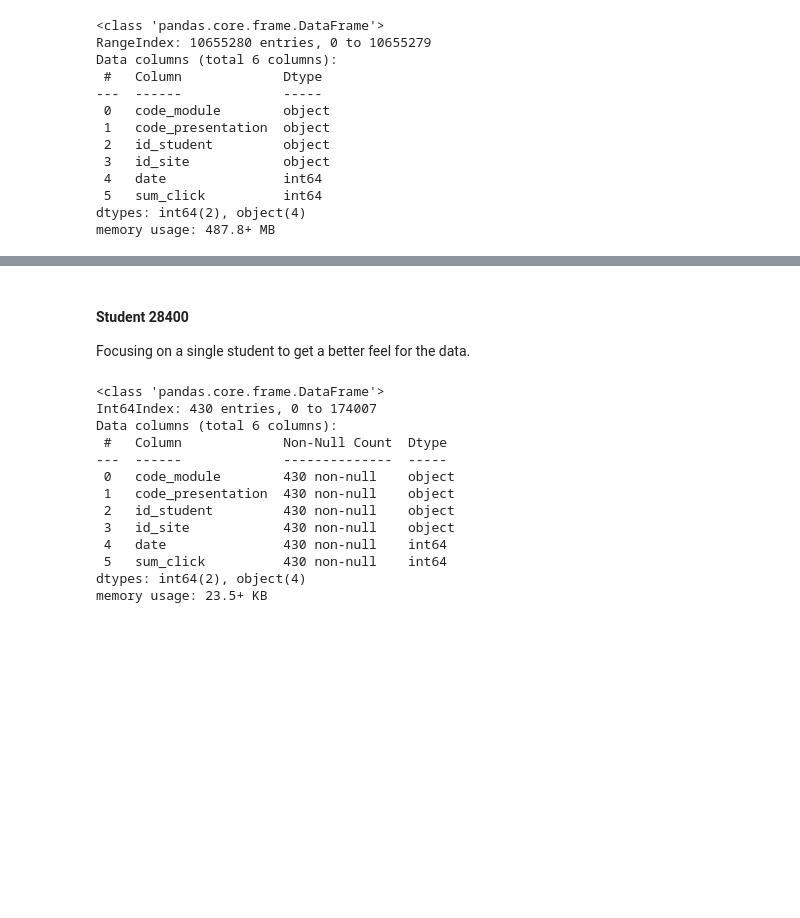
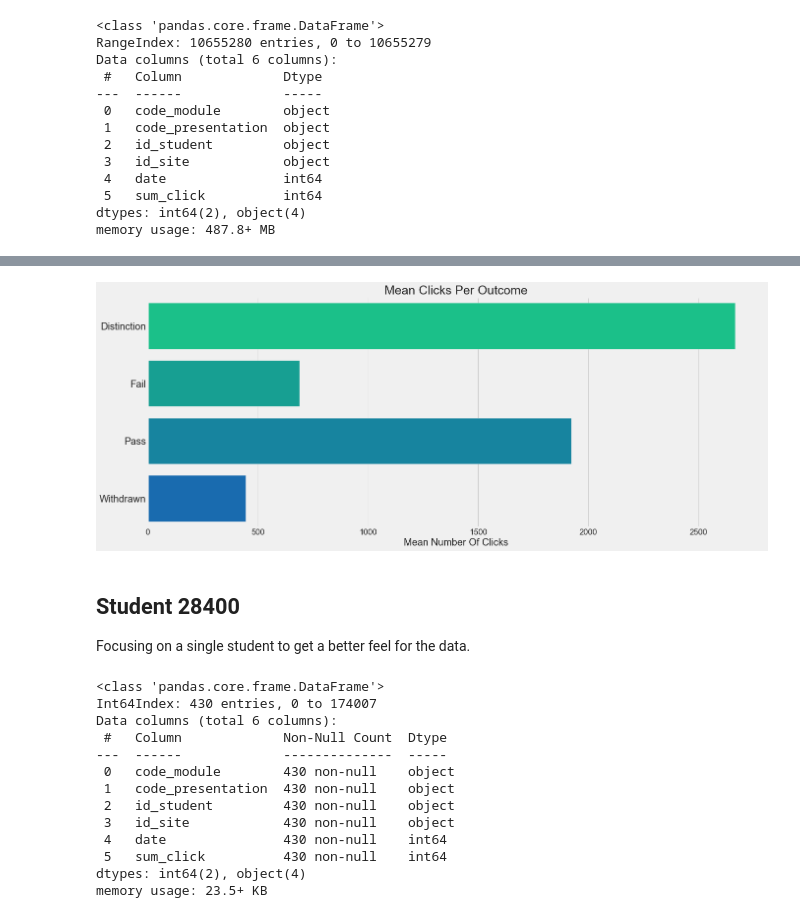
Before and after one commit to jeffreyhwatson/online_outcomes, a Jupyter notebook: notebooks/exploratory/cleaning_eda.ipynb, the cells around one changed output, grey strips where cells are left out. Saved outputs shown, nothing was run; the diff lists cells and outputs as text; code cells hidden in the pictures; blank space fills up the shorter version.

Commit message:
SQL tests

```diff
--- a/notebooks/exploratory/cleaning_eda.ipynb
+++ b/notebooks/exploratory/cleaning_eda.ipynb
@@ -434,0 +512,22 @@ memory usage: 487.8+ MB
+# %%
+q = """
+SELECT
+SV.code_module,
+SV.code_presentation,
+SV.id_student,
+SUM(SV.sum_click) AS click_sum,
+SI.final_result
+FROM
+STUDENTVLE as SV
+JOIN
+STUDENTINFO as SI
+ON SV.code_module = SI.code_module
+AND SV.code_presentation = SI.code_presentation
+AND SV.id_student = SI.id_student
+GROUP BY
+SV.code_module,
+SV.code_presentation,
+SV.id_student;
+"""
+clix_test = pd.DataFrame(fn.fetch(cur, q))
+clix_test.columns = [i[0] for i in cur.description]
@@ -435,5 +558,16 @@ memory usage: 487.8+ MB
+# %%
+clix = clix_test.groupby('final_result')['click_sum'].mean().reset_index(name='mean_clicks')
+fig, ax=plt.subplots(figsize=(20,8))
+sns.barplot(x='mean_clicks', y='final_result', data=clix)
+plt.title('Mean Clicks Per Outcome', fontsize=25)
+plt.xlabel('Mean Number Of Clicks', fontsize=20)
+plt.yticks(fontsize=20)
+plt.ylabel('')
+plt.show()
+# %% [output]
+[figure, added]
 # %% [markdown]
-#### Student 28400
+## Student 28400
 Focusing on a single student to get a better feel for the data.
 # %%
 id_28400 = student_vle[student_vle['id_student']=='28400']
```
Also changed, not shown: parts of 16 cells of this notebook.
